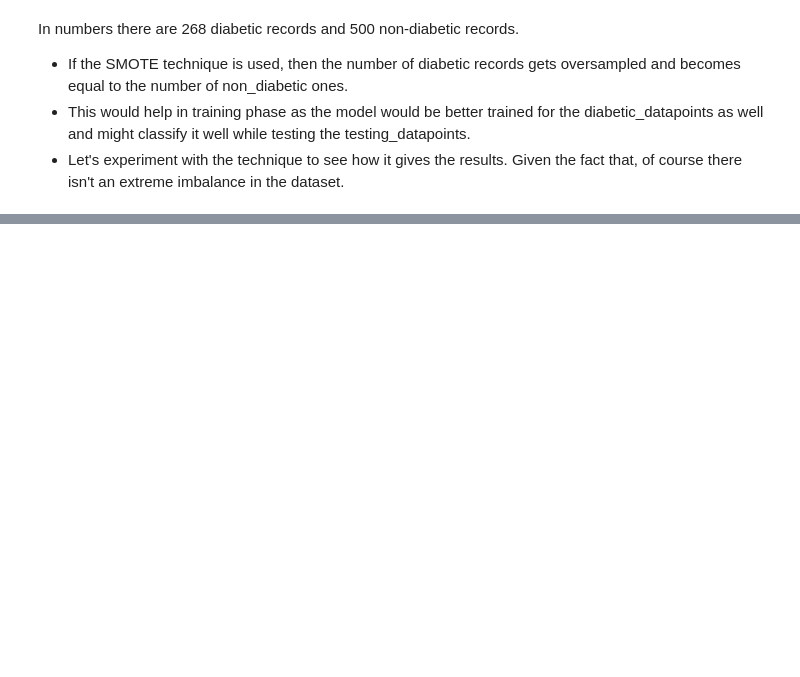
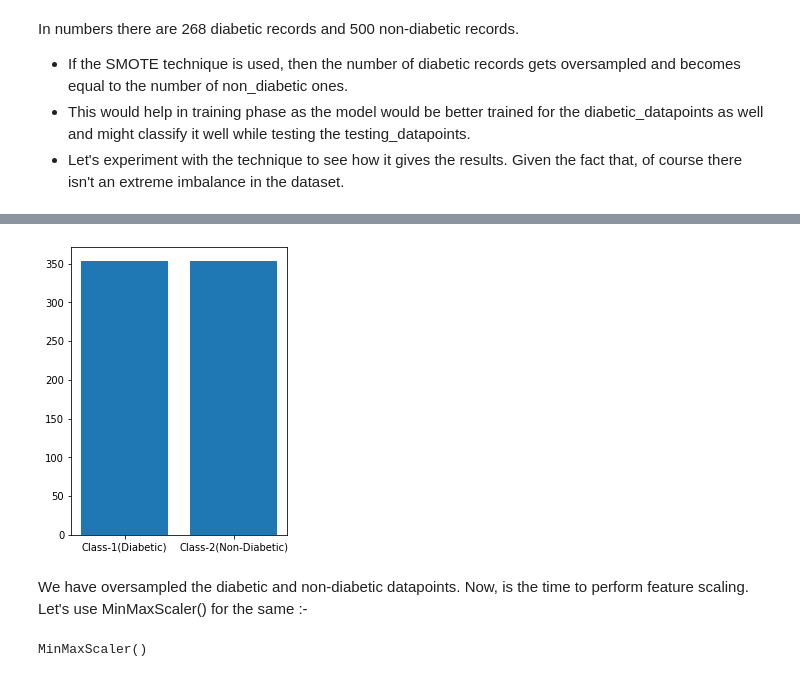
Before and after one commit to Patel27-S/Diabetes-Prediction---Data-Mining, a Jupyter notebook: DiabetesPrediction.ipynb, the cells around one changed output, grey strips where cells are left out. Cells and saved outputs as stored; diff of their text form; code cells hidden in the pictures; blank space fills up the shorter version.

Commit message:
SMOTE has been performed. A positive change has been observed as the maximum accuracy and auroc score has been over 81%.

```diff
--- a/DiabetesPrediction.ipynb
+++ b/DiabetesPrediction.ipynb
@@ -2083,3 +2085,5 @@ In numbers there are 268 diabetic records and 500 non-diabetic records.
 - If the SMOTE technique is used, then the number of diabetic records gets oversampled and becomes equal to the number of non_diabetic ones.
 - This would help in training phase as the model would be better trained for the diabetic_datapoints as well and might classify it well while testing the testing_datapoints.
 - Let's experiment with the technique to see how it gives the results. Given the fact that, of course there isn't an extreme imbalance in the dataset.
+# %%
+smt = SMOTE()
@@ -2085,0 +2106,2 @@ In numbers there are 268 diabetic records and 500 non-diabetic records.
+# %%
+X_res, y_res = smt.fit_resample(X_train_knnimp, y_train)
@@ -2085,0 +2115,11 @@ In numbers there are 268 diabetic records and 500 non-diabetic records.
+# %%
+fig_1 = plt.figure()
+ax_1 = fig_1.add_axes([1,1,0.5,1])
+classes = ['Class-1(Diabetic)', 'Class-2(Non-Diabetic)']
+samples = [len(y_res[y_res==1]), len(y_res[y_res==0])]
+ax_1.bar(classes,samples)
+plt.show()
+# %% [output]
+[figure, added]
+# %% [markdown]
+We have oversampled the diabetic and non-diabetic datapoints. Now, is the time to perform feature scaling. Let's use MinMaxScaler() for the same :-
@@ -2085,0 +2128,4 @@ In numbers there are 268 diabetic records and 500 non-diabetic records.
+# %%
+norm_1.fit(X_res)
+# %% [output]
+MinMaxScaler()
```
Also changed, not shown: parts of 58 cells of this notebook.
